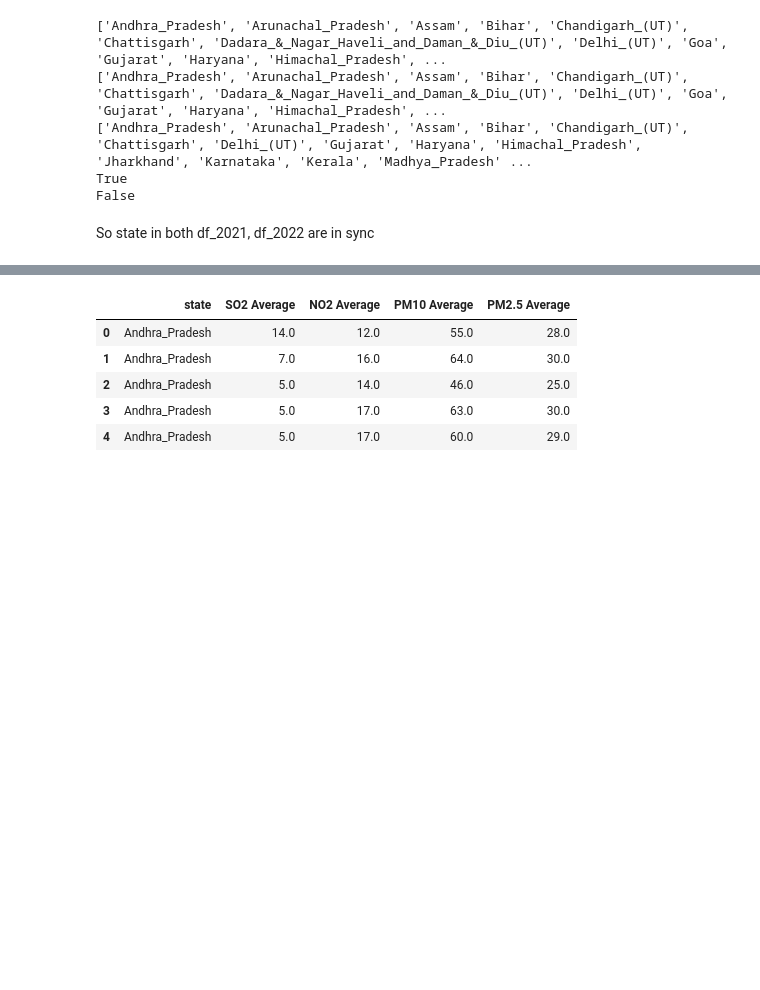
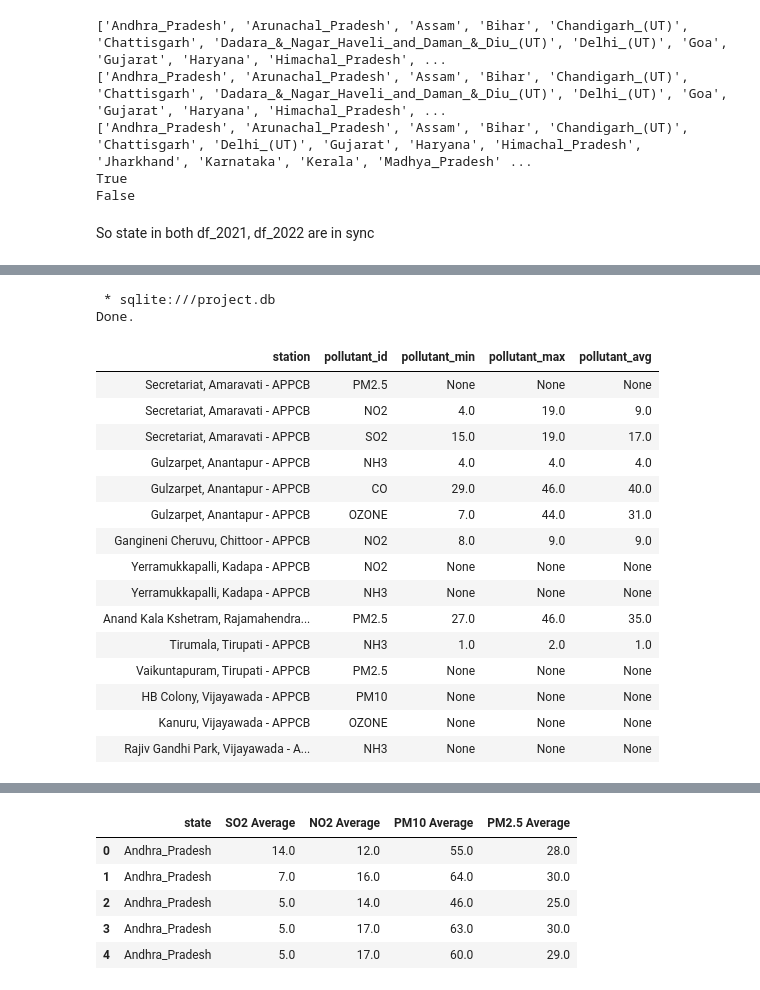
Before and after one commit to latheeshpoondla/Project, a Jupyter notebook: DSProject.ipynb, the cells around one changed output, grey strips where cells are left out. Saved outputs shown, nothing was run; the diff lists cells and outputs as text; code cells hidden in the pictures; blank space fills up the shorter version.

```diff
--- a/DSProject.ipynb
+++ b/DSProject.ipynb
@@ -155,0 +269,22 @@ conn.commit()
+# %%
+%%sql
+SELECT * FROM nor_currentdf LIMIT 15;
+# %% [output]
+ * sqlite:///project.db
+Done.
+| station | pollutant_id | pollutant_min | pollutant_max | pollutant_avg |
+| Secretariat, Amaravati - APPCB | PM2.5 | None | None | None |
+| Secretariat, Amaravati - APPCB | NO2 | 4.0 | 19.0 | 9.0 |
+| Secretariat, Amaravati - APPCB | SO2 | 15.0 | 19.0 | 17.0 |
+| Gulzarpet, Anantapur - APPCB | NH3 | 4.0 | 4.0 | 4.0 |
+| Gulzarpet, Anantapur - APPCB | CO | 29.0 | 46.0 | 40.0 |
+| Gulzarpet, Anantapur - APPCB | OZONE | 7.0 | 44.0 | 31.0 |
+| Gangineni Cheruvu, Chittoor - APPCB | NO2 | 8.0 | 9.0 | 9.0 |
+| Yerramukkapalli, Kadapa - APPCB | NO2 | None | None | None |
+| Yerramukkapalli, Kadapa - APPCB | NH3 | None | None | None |
+| Anand Kala Kshetram, Rajamahendra... | PM2.5 | 27.0 | 46.0 | 35.0 |
+| Tirumala, Tirupati - APPCB | NH3 | 1.0 | 2.0 | 1.0 |
+| Vaikuntapuram, Tirupati - APPCB | PM2.5 | None | None | None |
+| HB Colony, Vijayawada - APPCB | PM10 | None | None | None |
+| Kanuru, Vijayawada - APPCB | OZONE | None | None | None |
+| Rajiv Gandhi Park, Vijayawada - A... | NH3 | None | None | None |
```
Also changed, not shown: parts of 17 cells of this notebook, 1 other file.
